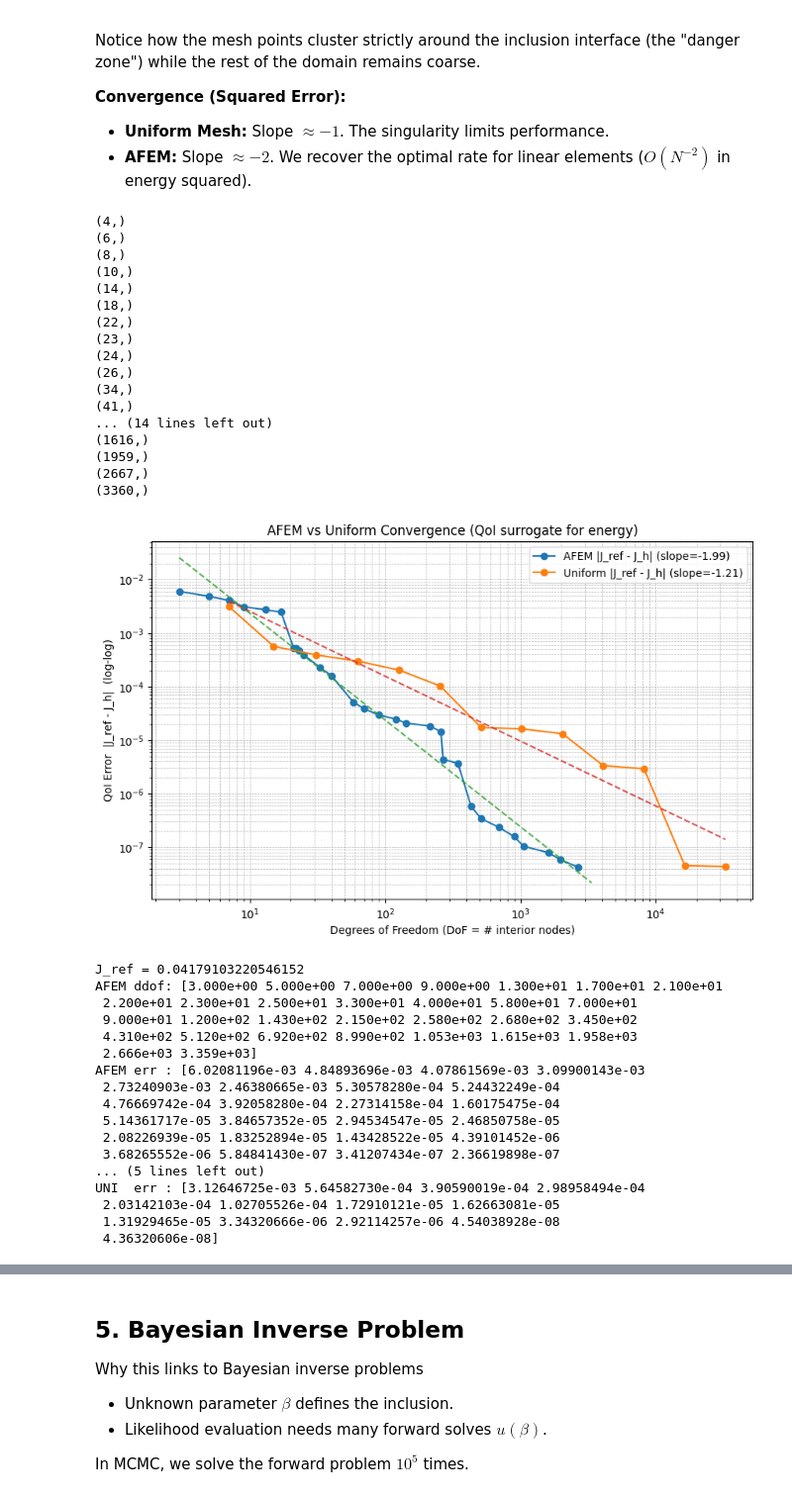
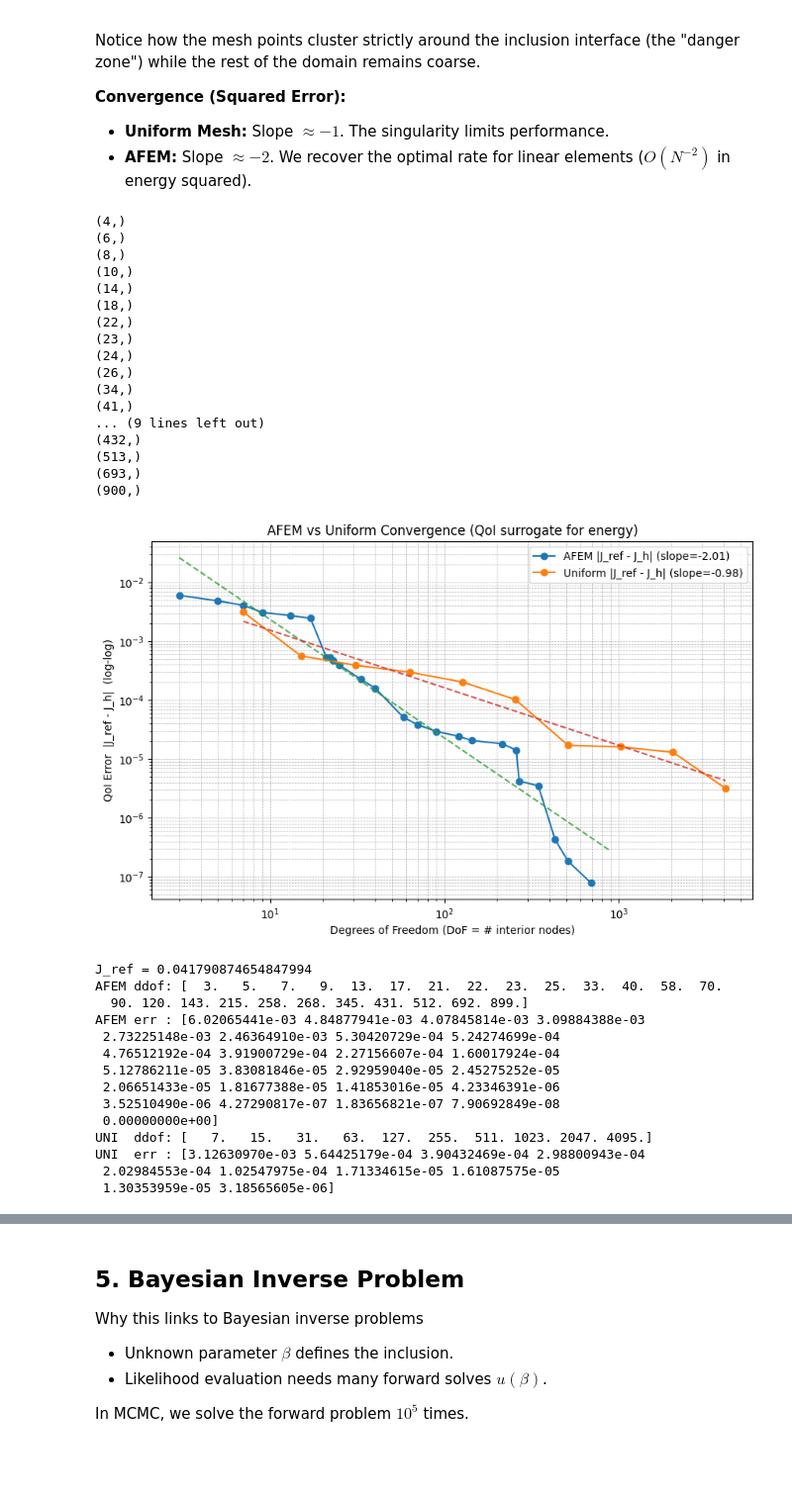
Before and after one commit to weiyuanoh/FYP, a Jupyter notebook: Main Scripts/scaled_thesis_afem_demos.ipynb, the cells around one changed output, grey strips where cells are left out. Shown at 99% size. Cells and saved outputs as stored; diff of their text form; code cells hidden in the pictures; blank space fills up the shorter version.

```diff
--- a/Main Scripts/scaled_thesis_afem_demos.ipynb
+++ b/Main Scripts/scaled_thesis_afem_demos.ipynb
@@ -485,43 +485,40 @@ Notice how the mesh points cluster strictly around the inclusion interface (the
 # %%
 # ----
 # RUN
 # ----
 beta = (0.0, 0.3141452)
 theta = 0.6
-plot_qoi_convergence(beta, theta=theta, max_iter=30, l_min=3, l_max=15)
+plot_qoi_convergence(beta, theta=theta, max_iter=25, l_min=3, l_max=12)
 # %% [output]
 (4,)
 (6,)
 (8,)
 (10,)
 (14,)
 (18,)
 (22,)
 (23,)
 (24,)
 (26,)
 (34,)
 (41,)
-... (14 lines left out)
-(1616,)
-(1959,)
-(2667,)
-(3360,)
+... (9 lines left out)
+(432,)
+(513,)
+(693,)
+(900,)
-[figure, old version]
+[figure, new version]
-J_ref = 0.04179103220546152
-AFEM ddof: [3.000e+00 5.000e+00 7.000e+00 9.000e+00 1.300e+01 1.700e+01 2.100e+01
- 2.200e+01 2.300e+01 2.500e+01 3.300e+01 4.000e+01 5.800e+01 7.000e+01
- 9.000e+01 1.200e+02 1.430e+02 2.150e+02 2.580e+02 2.680e+02 3.450e+02
- 4.310e+02 5.120e+02 6.920e+02 8.990e+02 1.053e+03 1.615e+03 1.958e+03
- 2.666e+03 3.359e+03]
-AFEM err : [6.02081196e-03 4.84893696e-03 4.07861569e-03 3.09900143e-03
- 2.73240903e-03 2.46380665e-03 5.30578280e-04 5.24432249e-04
- 4.76669742e-04 3.92058280e-04 2.27314158e-04 1.60175475e-04
- 5.14361717e-05 3.84657352e-05 2.94534547e-05 2.46850758e-05
- 2.08226939e-05 1.83252894e-05 1.43428522e-05 4.39101452e-06
- 3.68265552e-06 5.84841430e-07 3.41207434e-07 2.36619898e-07
-... (5 lines left out)
-UNI  err : [3.12646725e-03 5.64582730e-04 3.90590019e-04 2.98958494e-04
- 2.03142103e-04 1.02705526e-04 1.72910121e-05 1.62663081e-05
- 1.31929465e-05 3.34320666e-06 2.92114257e-06 4.54038928e-08
- 4.36320606e-08]
+J_ref = 0.041790874654847994
+AFEM ddof: [  3.   5.   7.   9.  13.  17.  21.  22.  23.  25.  33.  40.  58.  70.
+  90. 120. 143. 215. 258. 268. 345. 431. 512. 692. 899.]
+AFEM err : [6.02065441e-03 4.84877941e-03 4.07845814e-03 3.09884388e-03
+ 2.73225148e-03 2.46364910e-03 5.30420729e-04 5.24274699e-04
+ 4.76512192e-04 3.91900729e-04 2.27156607e-04 1.60017924e-04
+ 5.12786211e-05 3.83081846e-05 2.92959040e-05 2.45275252e-05
+ 2.06651433e-05 1.81677388e-05 1.41853016e-05 4.23346391e-06
+ 3.52510490e-06 4.27290817e-07 1.83656821e-07 7.90692849e-08
+ 0.00000000e+00]
+UNI  ddof: [   7.   15.   31.   63.  127.  255.  511. 1023. 2047. 4095.]
+UNI  err : [3.12630970e-03 5.64425179e-04 3.90432469e-04 2.98800943e-04
+ 2.02984553e-04 1.02547975e-04 1.71334615e-05 1.61087575e-05
+ 1.30353959e-05 3.18565605e-06]
```
Also changed, not shown: parts of 1 cell of this notebook, 1 other file.
